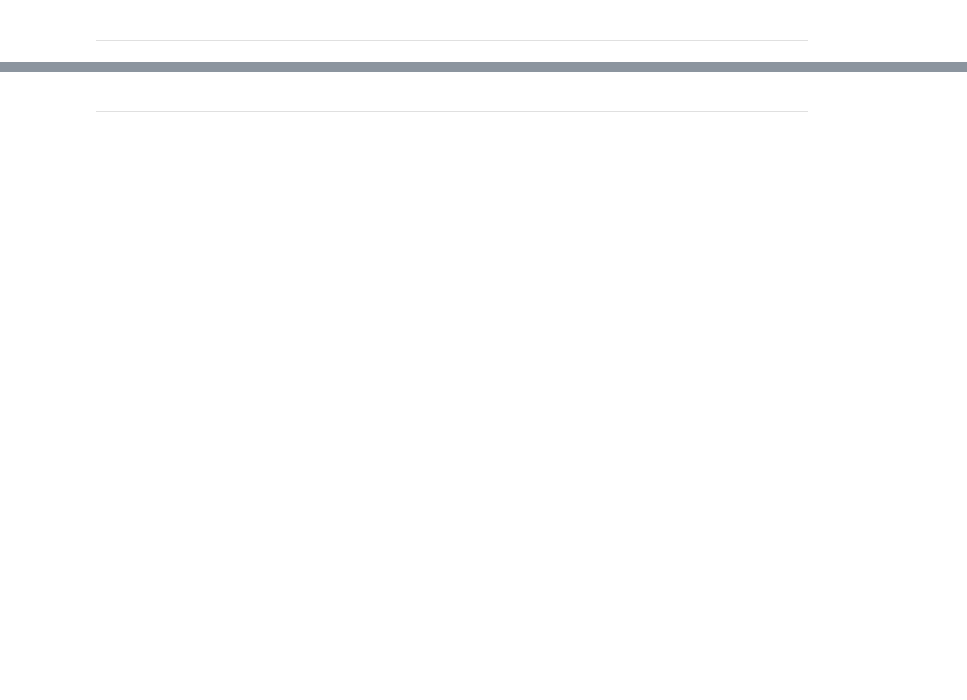
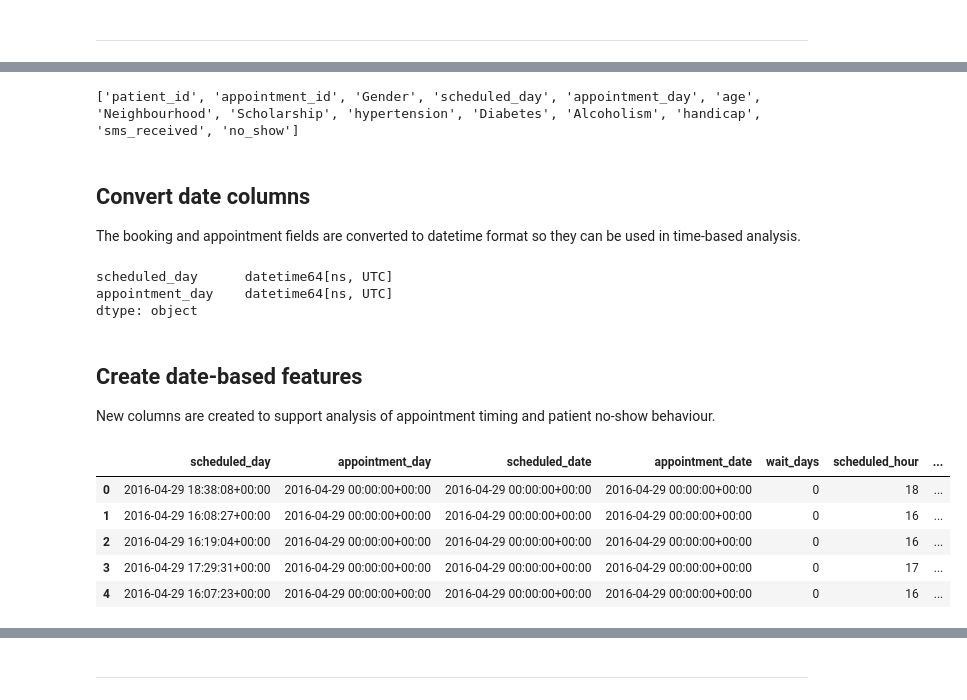
Before and after one commit to RNB1993/medical-appointment-no-show-analytics, a Jupyter notebook: jupyter_notebooks/01_ETL.ipynb, the cells around one changed output, grey strips where cells are left out. Drawn from its saved outputs; the diff is of its cells as text; code cells hidden in the pictures; blank space fills up the shorter version.

```diff
--- a/jupyter_notebooks/01_ETL.ipynb
+++ b/jupyter_notebooks/01_ETL.ipynb
@@ -107,0 +425,71 @@ NOTE
+# %%
+# Create a working copy of the raw dataset
+df = df_raw.copy()
+
+# Rename columns for consistency and readability
+df = df.rename(columns={
+    "PatientId": "patient_id",
+    "AppointmentID": "appointment_id",
+    "ScheduledDay": "scheduled_day",
+    "AppointmentDay": "appointment_day",
+    "Hipertension": "hypertension",
+    "Handcap": "handicap",
+    "SMS_received": "sms_received",
+    "No-show": "no_show",
+    "Age": "age"
+})
+
+# Preview updated column names
+print(df.columns.tolist())
+# %% [output]
+['patient_id', 'appointment_id', 'Gender', 'scheduled_day', 'appointment_day', 'age', 'Neighbourhood', 'Scholarship', 'hypertension', 'Diabetes', 'Alcoholism', 'handicap', 'sms_received', 'no_show']
+# %% [markdown]
+## Convert date columns
+
+The booking and appointment fields are converted to datetime format so they can be used in time-based analysis.
+# %%
+# Convert date columns to datetime
+df["scheduled_day"] = pd.to_datetime(df["scheduled_day"], errors="coerce", utc=True)
+df["appointment_day"] = pd.to_datetime(df["appointment_day"], errors="coerce", utc=True)
+
+# Check conversion worked
+print(df[["scheduled_day", "appointment_day"]].dtypes)
+# %% [output]
+scheduled_day      datetime64[ns, UTC]
+appointment_day    datetime64[ns, UTC]
+dtype: object
+# %% [markdown]
+## Create date-based features
+
+New columns are created to support analysis of appointment timing and patient no-show behaviour.
+# %%
+# Create date-only fields
+df["scheduled_date"] = df["scheduled_day"].dt.normalize()
+df["appointment_date"] = df["appointment_day"].dt.normalize()
+
+# Create wait time in days
+df["wait_days"] = (df["appointment_date"] - df["scheduled_date"]).dt.days
+
+# Create useful time-based fields
+df["scheduled_hour"] = df["scheduled_day"].dt.hour
+df["scheduled_day_of_week"] = df["scheduled_day"].dt.day_name()
+df["appointment_day_of_week"] = df["appointment_day"].dt.day_name()
+
+# Preview selected columns
+display(df[[
+    "scheduled_day",
+    "appointment_day",
+    "scheduled_date",
+    "appointment_date",
+    "wait_days",
+    "scheduled_hour",
+    "scheduled_day_of_week",
+    "appointment_day_of_week"
+]].head())
+# %% [output]
+|  | scheduled_day | appointment_day | scheduled_date | appointment_date | wait_days | scheduled_hour | ... |
+| 0 | 2016-04-29 18:38:08+00:00 | 2016-04-29 00:00:00+00:00 | 2016-04-29 00:00:00+00:00 | 2016-04-29 00:00:00+00:00 | 0 | 18 | ... |
+| 1 | 2016-04-29 16:08:27+00:00 | 2016-04-29 00:00:00+00:00 | 2016-04-29 00:00:00+00:00 | 2016-04-29 00:00:00+00:00 | 0 | 16 | ... |
+| 2 | 2016-04-29 16:19:04+00:00 | 2016-04-29 00:00:00+00:00 | 2016-04-29 00:00:00+00:00 | 2016-04-29 00:00:00+00:00 | 0 | 16 | ... |
+| 3 | 2016-04-29 17:29:31+00:00 | 2016-04-29 00:00:00+00:00 | 2016-04-29 00:00:00+00:00 | 2016-04-29 00:00:00+00:00 | 0 | 17 | ... |
+| 4 | 2016-04-29 16:07:23+00:00 | 2016-04-29 00:00:00+00:00 | 2016-04-29 00:00:00+00:00 | 2016-04-29 00:00:00+00:00 | 0 | 16 | ... |
```
Also changed, not shown: parts of 43 cells of this notebook, 1 other file.
